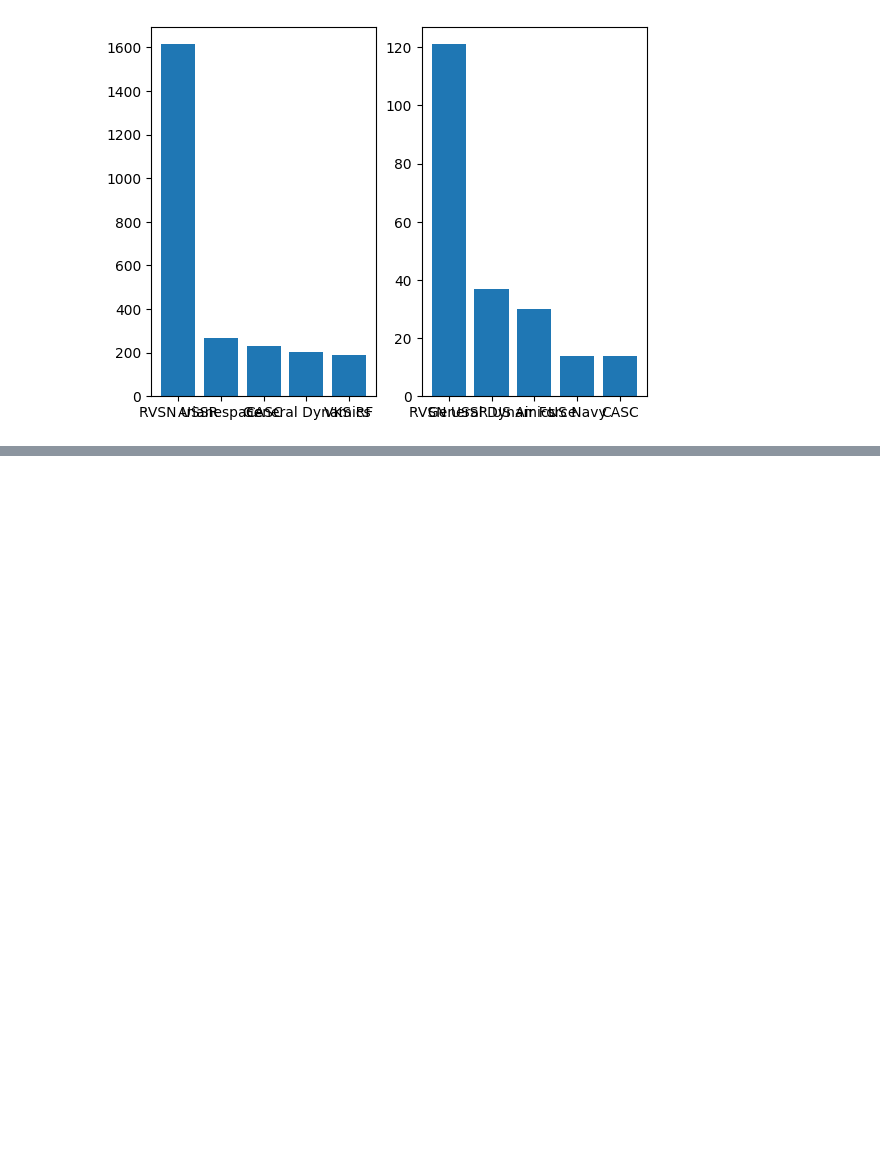
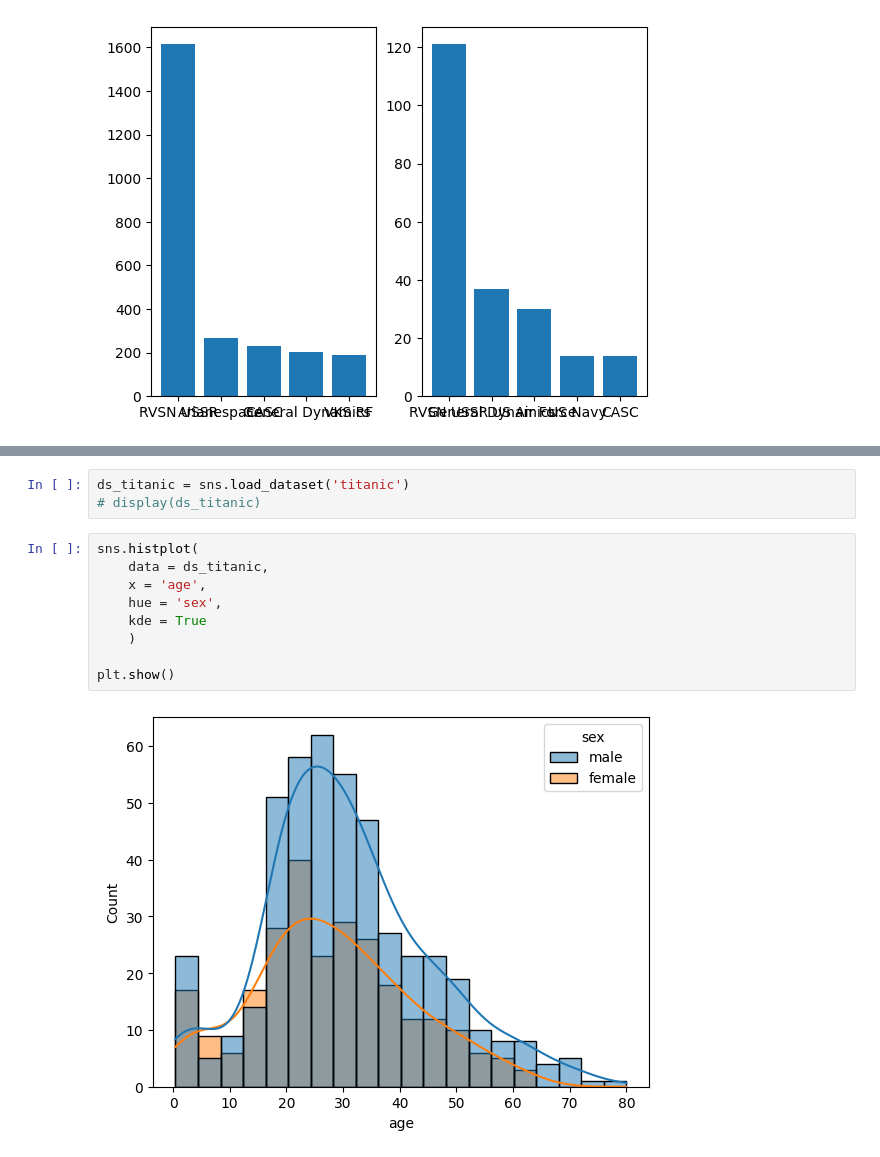
Before and after one commit to lara-ms/Aula-C11, a Jupyter notebook: Cap6_Exercicios.ipynb, the cells around one changed output, grey strips where cells are left out. Cells and saved outputs as stored; diff of their text form; blank space fills up the shorter version.

```diff
--- a/Cap6_Exercicios.ipynb
+++ b/Cap6_Exercicios.ipynb
@@ -225,0 +260,14 @@ plt.show()
+# %%
+ds_titanic = sns.load_dataset('titanic')
+# display(ds_titanic)
+# %%
+sns.histplot(
+    data = ds_titanic,
+    x = 'age',
+    hue = 'sex',
+    kde = True
+    )
+
+plt.show()
+# %% [output]
+[figure, added]
```
Also changed, not shown: parts of 22 cells of this notebook.
